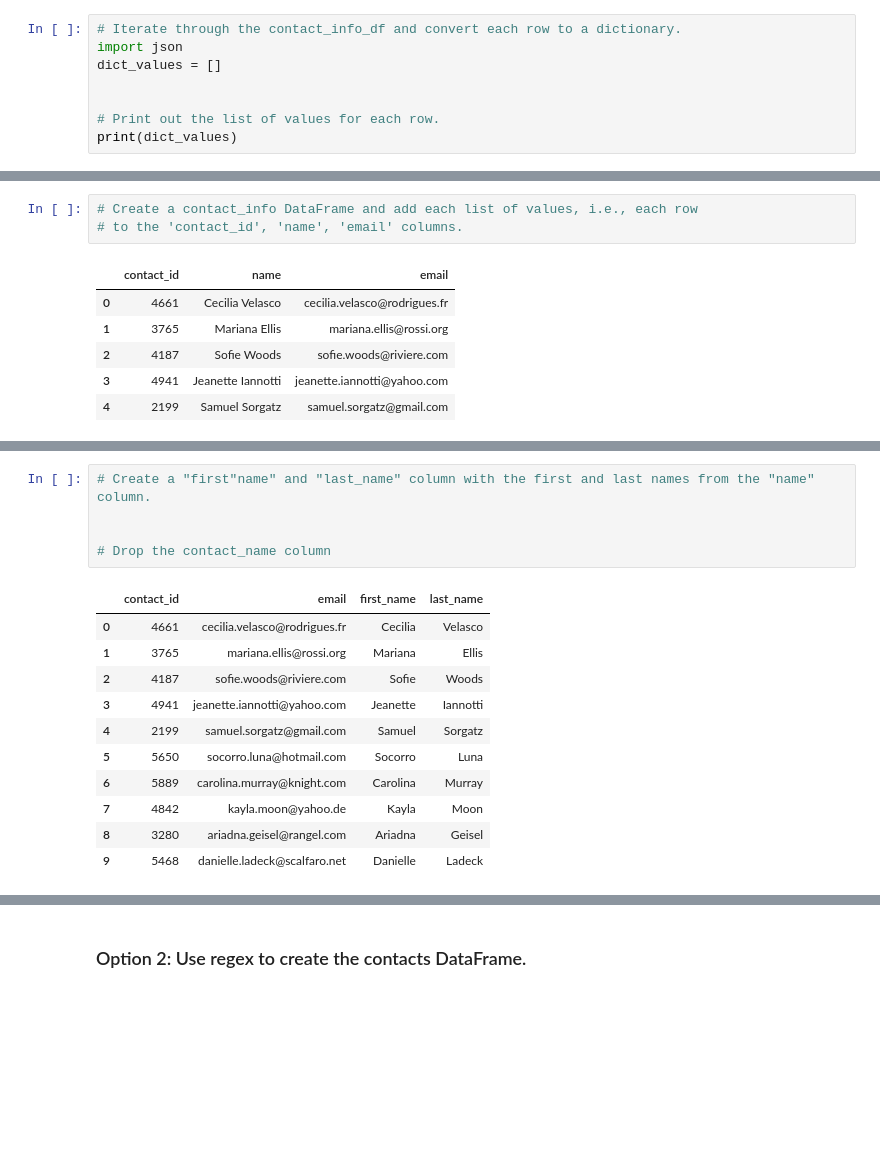
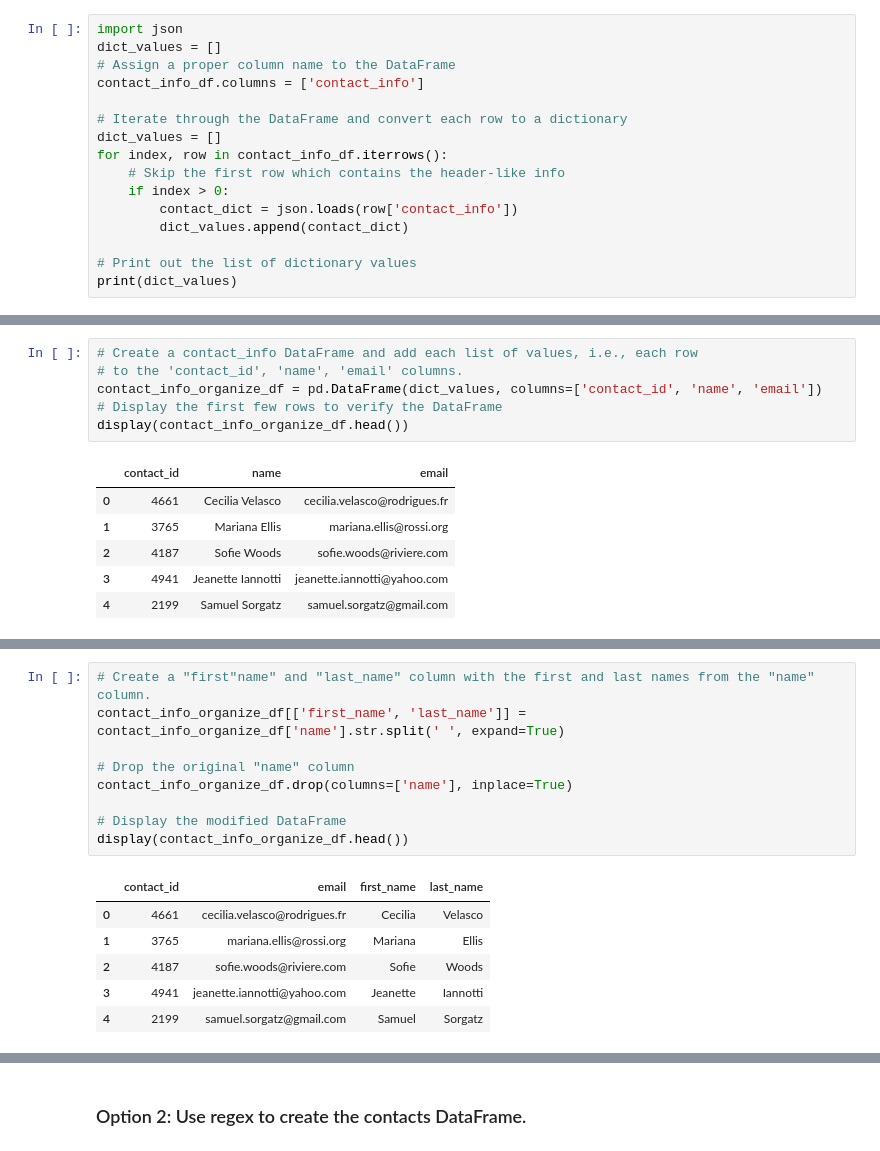
Before and after one commit to oscar-tlacuilo/Crowdfunding_ETL, a Jupyter notebook: ETL_Mini_Project_OTlacuilo_HRivera.ipynb, the cells around one changed output, grey strips where cells are left out. Drawn from its saved outputs; the diff is of its cells as text; blank space fills up the shorter version.

```diff
--- a/ETL_Mini_Project_OTlacuilo_HRivera.ipynb
+++ b/ETL_Mini_Project_OTlacuilo_HRivera.ipynb
@@ -342,11 +347,19 @@ Then export the DataFrame as a `contacts.csv` CSV file.
 # %% [markdown]
 ### Option 1: Use Pandas to create the contacts DataFrame.
 # %%
-# Iterate through the contact_info_df and convert each row to a dictionary.
 import json
 dict_values = []
+# Assign a proper column name to the DataFrame
+contact_info_df.columns = ['contact_info']
 
+# Iterate through the DataFrame and convert each row to a dictionary
+dict_values = []
+for index, row in contact_info_df.iterrows():
+    # Skip the first row which contains the header-like info
+    if index > 0:
+        contact_dict = json.loads(row['contact_info'])
+        dict_values.append(contact_dict)
 
-# Print out the list of values for each row.
+# Print out the list of dictionary values
 print(dict_values)
 # %% [output]
@@ -354,6 +367,9 @@ print(dict_values)
 # %%
 # Create a contact_info DataFrame and add each list of values, i.e., each row
 # to the 'contact_id', 'name', 'email' columns.
+contact_info_organize_df = pd.DataFrame(dict_values, columns=['contact_id', 'name', 'email'])
+# Display the first few rows to verify the DataFrame
+display(contact_info_organize_df.head())
 # %% [output]
 |  | contact_id | name | email |
 | 0 | 4661 | Cecilia Velasco | cecilia.velasco@rodrigues.fr |
@@ -376,18 +393,17 @@ dtypes: int64(1), object(2)
 memory usage: 23.6+ KB
 # %%
 # Create a "first"name" and "last_name" column with the first and last names from the "name" column.
+contact_info_organize_df[['first_name', 'last_name']] = contact_info_organize_df['name'].str.split(' ', expand=True)
 
+# Drop the original "name" column
+contact_info_organize_df.drop(columns=['name'], inplace=True)
 
-# Drop the contact_name column
+# Display the modified DataFrame
+display(contact_info_organize_df.head())
 # %% [output]
 |  | contact_id | email | first_name | last_name |
 | 0 | 4661 | cecilia.velasco@rodrigues.fr | Cecilia | Velasco |
 | 1 | 3765 | mariana.ellis@rossi.org | Mariana | Ellis |
 | 2 | 4187 | sofie.woods@riviere.com | Sofie | Woods |
 | 3 | 4941 | jeanette.iannotti@yahoo.com | Jeanette | Iannotti |
 | 4 | 2199 | samuel.sorgatz@gmail.com | Samuel | Sorgatz |
-| 5 | 5650 | socorro.luna@hotmail.com | Socorro | Luna |
-| 6 | 5889 | carolina.murray@knight.com | Carolina | Murray |
-| 7 | 4842 | kayla.moon@yahoo.de | Kayla | Moon |
-| 8 | 3280 | ariadna.geisel@rangel.com | Ariadna | Geisel |
-| 9 | 5468 | danielle.ladeck@scalfaro.net | Danielle | Ladeck |
```
Also changed, not shown: parts of 24 cells of this notebook, 8 other files.
